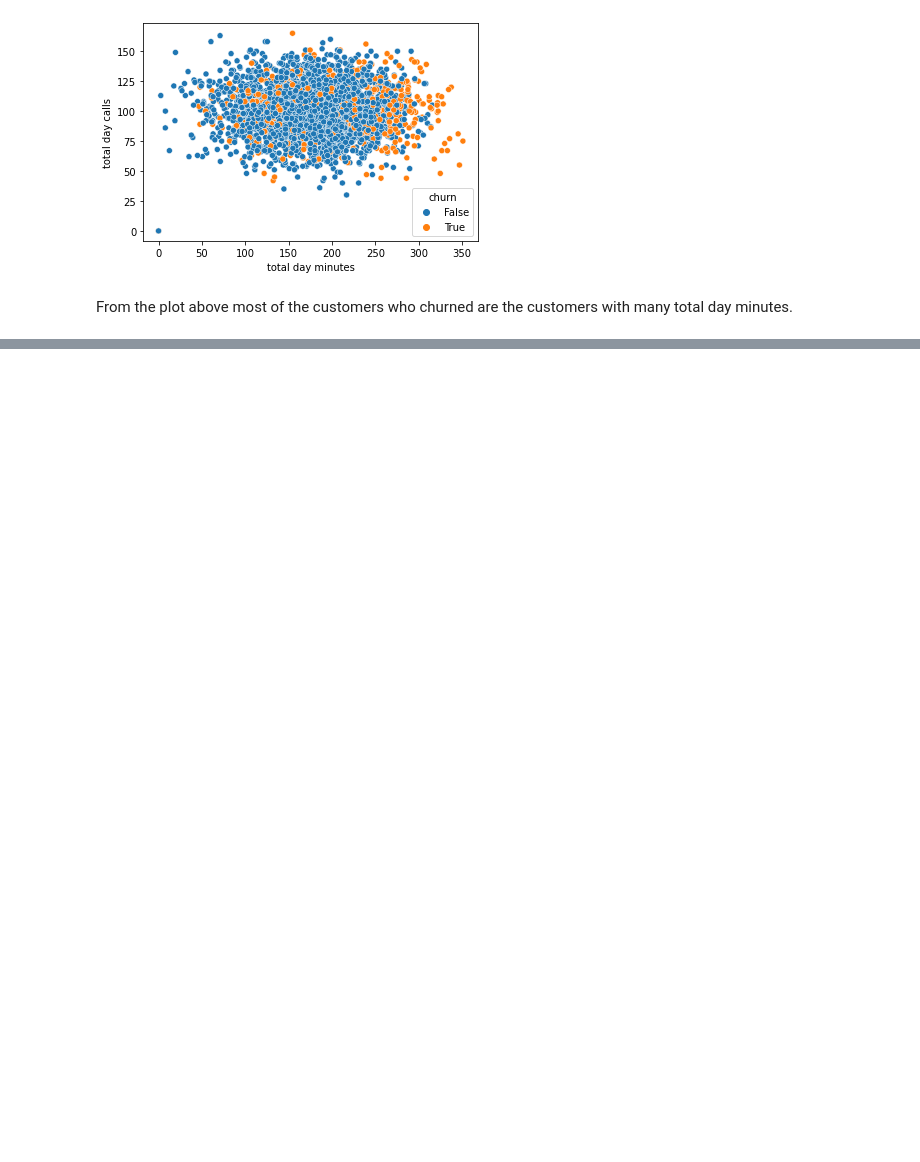
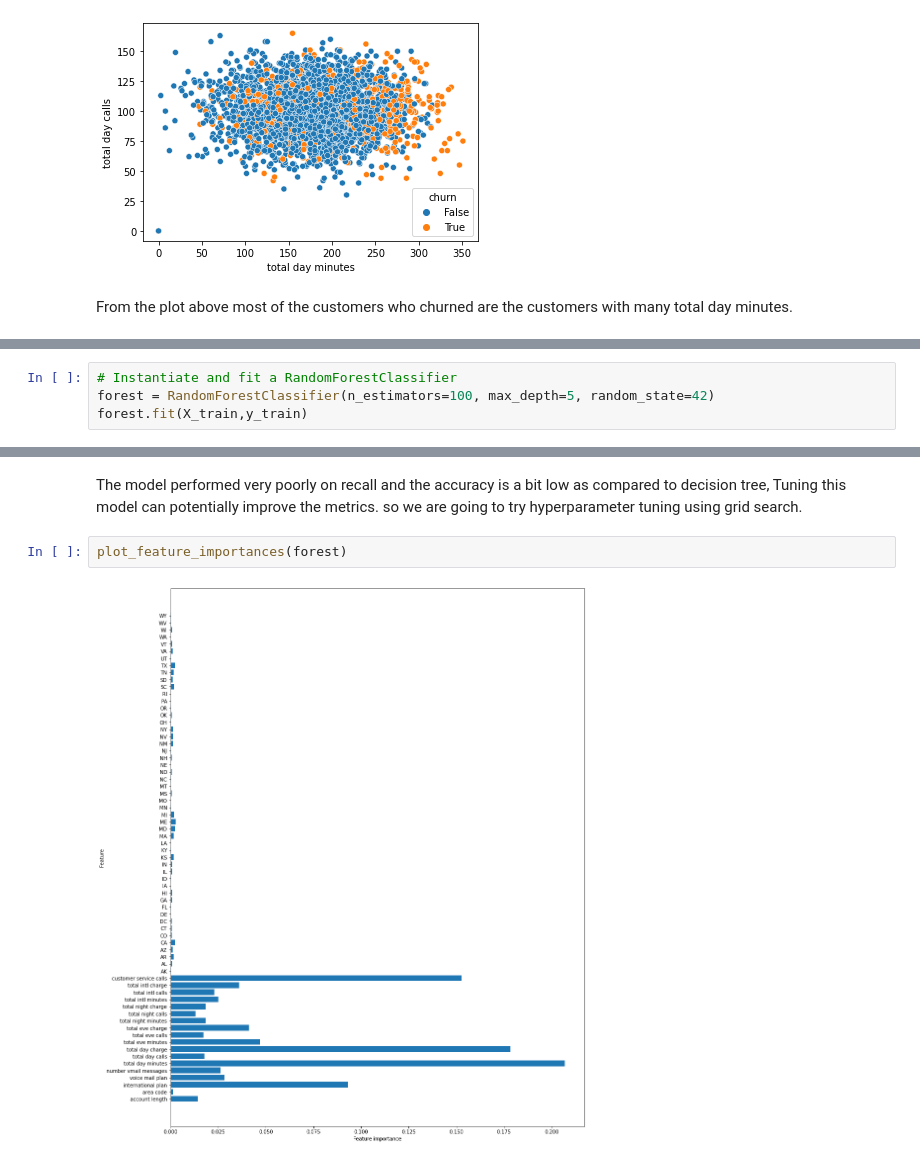
Before and after one commit to kamaupaul/Churn_in_Telecom_Project, a Jupyter notebook: Untitled-checkpoint.ipynb, the cells around one changed output, grey strips where cells are left out. Cells and saved outputs as stored; diff of their text form; blank space fills up the shorter version.

```diff
--- a/Untitled-checkpoint.ipynb
+++ b/Untitled-checkpoint.ipynb
@@ -287,0 +526,4 @@ plt.show()
+# %%
+# Instantiate and fit a RandomForestClassifier
+forest = RandomForestClassifier(n_estimators=100, max_depth=5, random_state=42)
+forest.fit(X_train,y_train)
@@ -287,0 +546,7 @@ plt.show()
+# %% [markdown]
+The model performed very poorly on recall and the accuracy is a bit low as compared to decision tree, Tuning this model can potentially improve the metrics.
+so we are going to try hyperparameter tuning using grid search.
+# %%
+plot_feature_importances(forest)
+# %% [output]
+[figure, added]
```
Also changed, not shown: parts of 47 cells of this notebook.
